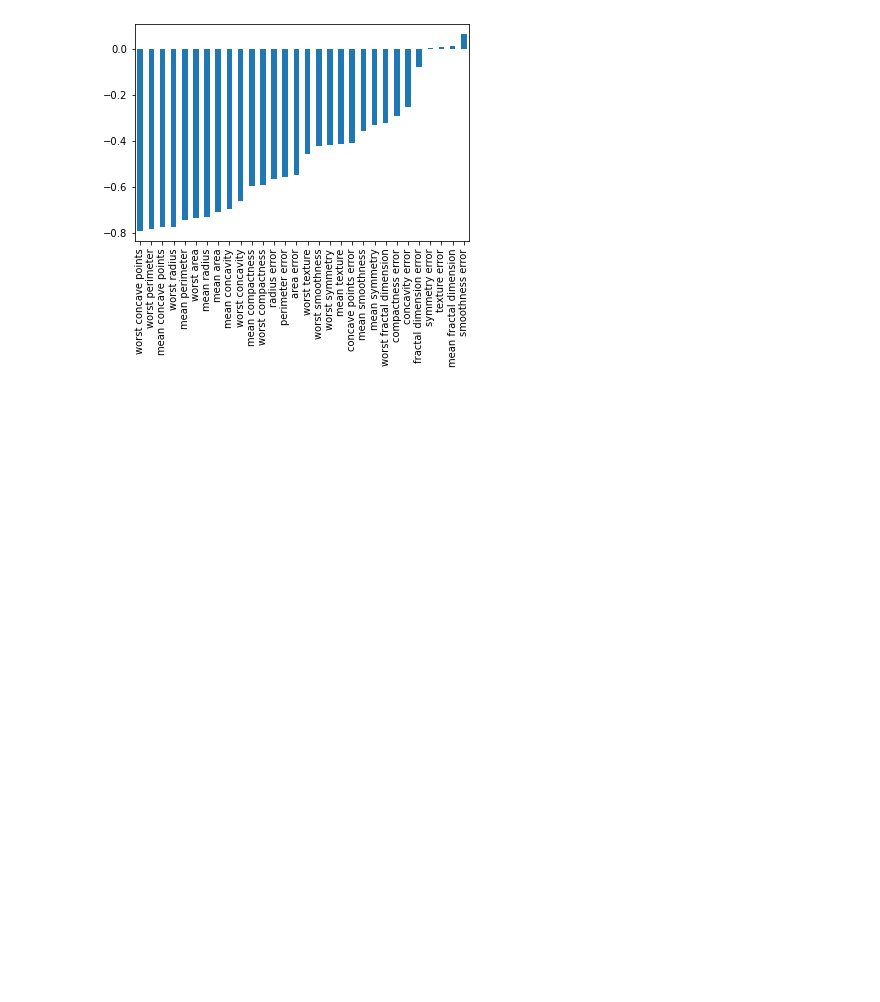
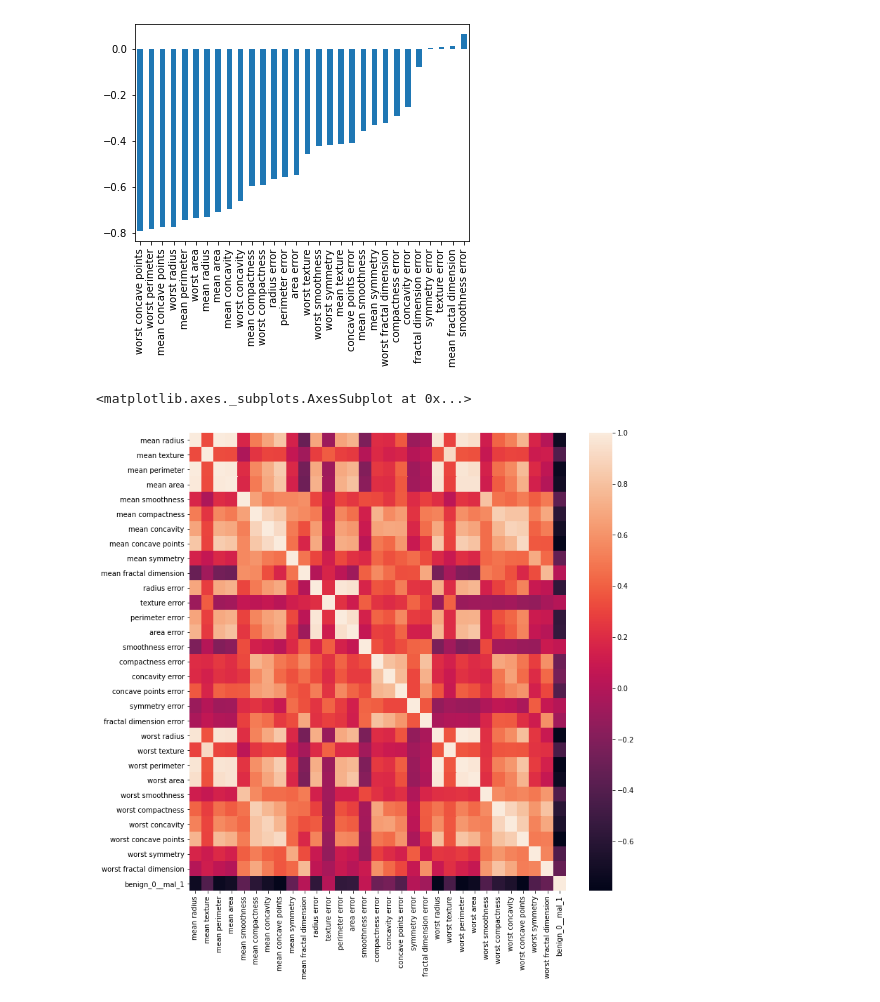
Before and after one commit to dagash007/TUMOR-CLASSIFICATION, a Jupyter notebook: TUMOR-CLASSIFICATION.ipynb, the cells around one changed output. Cells and saved outputs as stored; diff of their text form; code cells hidden in the pictures; blank space fills up the shorter version.

```diff
--- a/TUMOR-CLASSIFICATION.ipynb
+++ b/TUMOR-CLASSIFICATION.ipynb
@@ -87,3 +87,9 @@ df.corr()['benign_0__mal_1'][:-1].sort_values().plot(kind='bar')
 # %% [output]
 <matplotlib.axes._subplots.AxesSubplot at 0x...>
 [figure]
+# %%
+plt.figure(figsize=(12,12))
+sns.heatmap(df.corr())
+# %% [output]
+<matplotlib.axes._subplots.AxesSubplot at 0x...>
+[figure, added]
```
Also changed, not shown: parts of 7 cells of this notebook.
